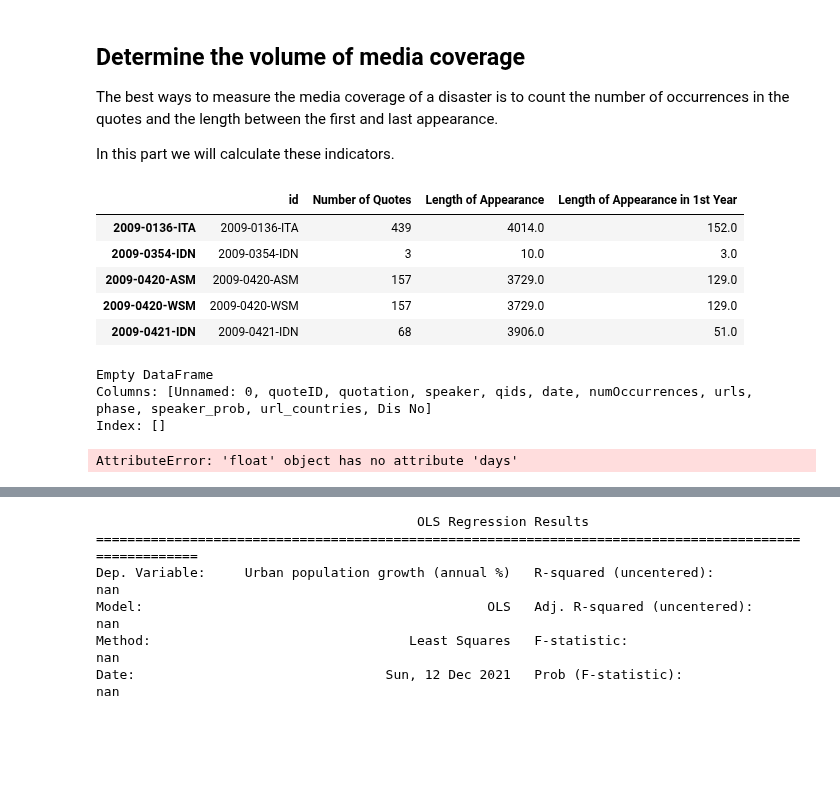
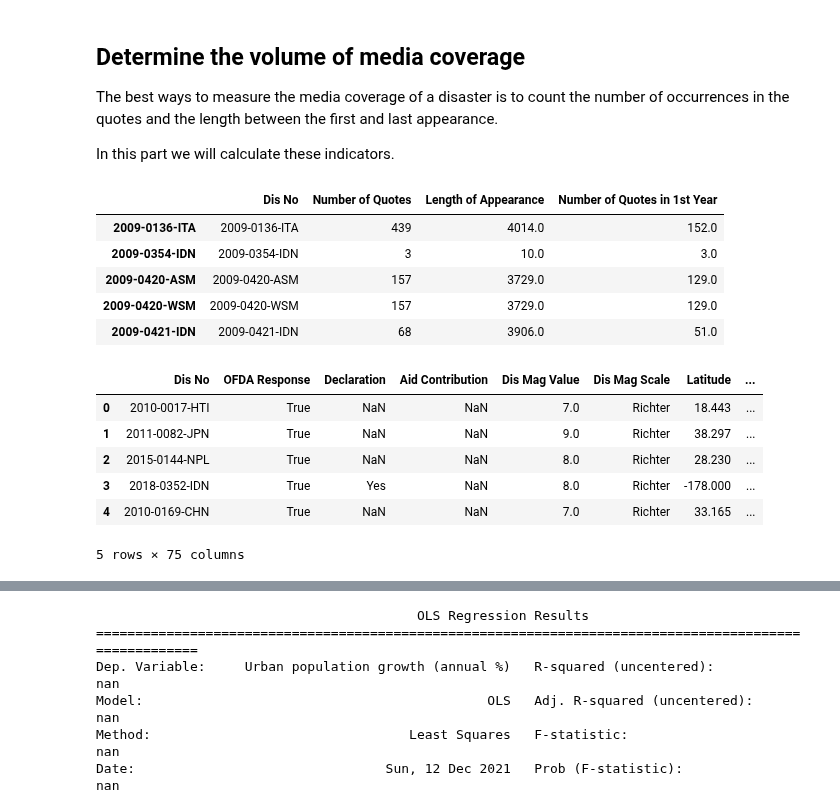
Before and after one commit to epfl-ada/ada-2021-project-hivemind, a Jupyter notebook: media_influencing_factors.ipynb, the cells around one changed output, grey strips where cells are left out. Drawn from its saved outputs; the diff is of its cells as text; code cells hidden in the pictures; blank space fills up the shorter version.

Commit message:
correlation in media inf factors

```diff
--- a/media_influencing_factors.ipynb
+++ b/media_influencing_factors.ipynb
@@ -150,69 +150,51 @@ In this part we will calculate these indicators.
 # %%
 files = os.listdir("earthquake_dataset_labels")
 
 
 quotes_stat = pd.DataFrame()
 
 i = -1
 q = {}
 for file in files:
     i = i+1
 
     e = pd.read_csv("earthquake_dataset_labels/" + file)
 
     f ={}
     id = file[:-4]
-    f["id"] = id
+    f["Dis No"] = id
     f['Number of Quotes'] = e['numOccurrences'].values.sum()
     e["date"] = e["date"].apply(lambda date: datetime.strptime(date[:10], '%Y-%m-%d'))
     if not (e["date"].empty):
         f["Length of Appearance"] = ((e['date'].max().date() - e['date'].min().date()).days)
         e['delta_date'] = pd.to_numeric((e['date']-e['date'].min()).dt.days, downcast="integer")
         f["Length of Appearance in 1st Year"] = e[e['delta_date']<=366]['numOccurrences'].values.sum()
     else:
         f["Length of Appearance"] = np.NaN
-        f["Length of Appearance in 1st Year"] = np.NaN
+        f["Number of Quotes in 1st Year"] = np.NaN
 
     q[id] = list(f.values())
 
-quotes_stat = pd.DataFrame.from_dict(q, orient = 'index',  columns=["id", "Number of Quotes", "Length of Appearance", "Length of Appearance in 1st Year"])
+quotes_stat = pd.DataFrame.from_dict(q, orient = 'index',  columns=["Dis No", "Number of Quotes", "Length of Appearance", "Number of Quotes in 1st Year"])
 quotes_stat.head()
 # %% [output]
-|  | id | Number of Quotes | Length of Appearance | Length of Appearance in 1st Year |
+|  | Dis No | Number of Quotes | Length of Appearance | Number of Quotes in 1st Year |
 | 2009-0136-ITA | 2009-0136-ITA | 439 | 4014.0 | 152.0 |
 | 2009-0354-IDN | 2009-0354-IDN | 3 | 10.0 | 3.0 |
 | 2009-0420-ASM | 2009-0420-ASM | 157 | 3729.0 | 129.0 |
 | 2009-0420-WSM | 2009-0420-WSM | 157 | 3729.0 | 129.0 |
 | 2009-0421-IDN | 2009-0421-IDN | 68 | 3906.0 | 51.0 |
-# %%
-media_length = [] # last
-media_volume = [] # number of quotes
-media_1st_year = []
-for i in range(dis_num):
-    d = quotes_eq[quotes_eq['Dis No']==i]
-
-    # calculate number of quotes
-    v = d['numOccurrences'].values.sum()
-    media_volume.append(v)
-
-    # calculate length of appearance (in days)
-    l = (d['date'].max() - d['date'].min()).days
-    media_length.append(l)
-
-    # number of quotes in the 1st year
-    #d['delta_date'] = d['date']-d['date'].min()
-    #d['delta_days'] = d['delta_date'].apply(lambda x: x.days)
-    #y = d[d['delta_days']<=366]['numOccurrences'].values.sum()
-    #media_1st_year.append(y)
-
-work_ds['Number of Quotes'] = media_volume
-work_ds['Length of Appearance'] = media_length
-#work_ds['Number of Quotes in 1st year'] = media_1st_year
-# %% [output]
-Empty DataFrame
-Columns: [Unnamed: 0, quoteID, quotation, speaker, qids, date, numOccurrences, urls, phase, speaker_prob, url_countries, Dis No]
-Index: []
-AttributeError: 'float' object has no attribute 'days'
+# %%
+work_ds = work_ds.merge(quotes_stat, on="Dis No", how='inner')
+work_ds.head()
+# %% [output]
+|  | Dis No | OFDA Response | Declaration | Aid Contribution | Dis Mag Value | Dis Mag Scale | Latitude | ... |
+| 0 | 2010-0017-HTI | True | NaN | NaN | 7.0 | Richter | 18.443 | ... |
+| 1 | 2011-0082-JPN | True | NaN | NaN | 9.0 | Richter | 38.297 | ... |
+| 2 | 2015-0144-NPL | True | NaN | NaN | 8.0 | Richter | 28.230 | ... |
+| 3 | 2018-0352-IDN | True | Yes | NaN | 8.0 | Richter | -178.000 | ... |
+| 4 | 2010-0169-CHN | True | NaN | NaN | 7.0 | Richter | 33.165 | ... |
+5 rows × 75 columns
 # %%
 work_ds.corr(method='pearson')
 # %% [output]
```
Also changed, not shown: parts of 1 cell of this notebook.
